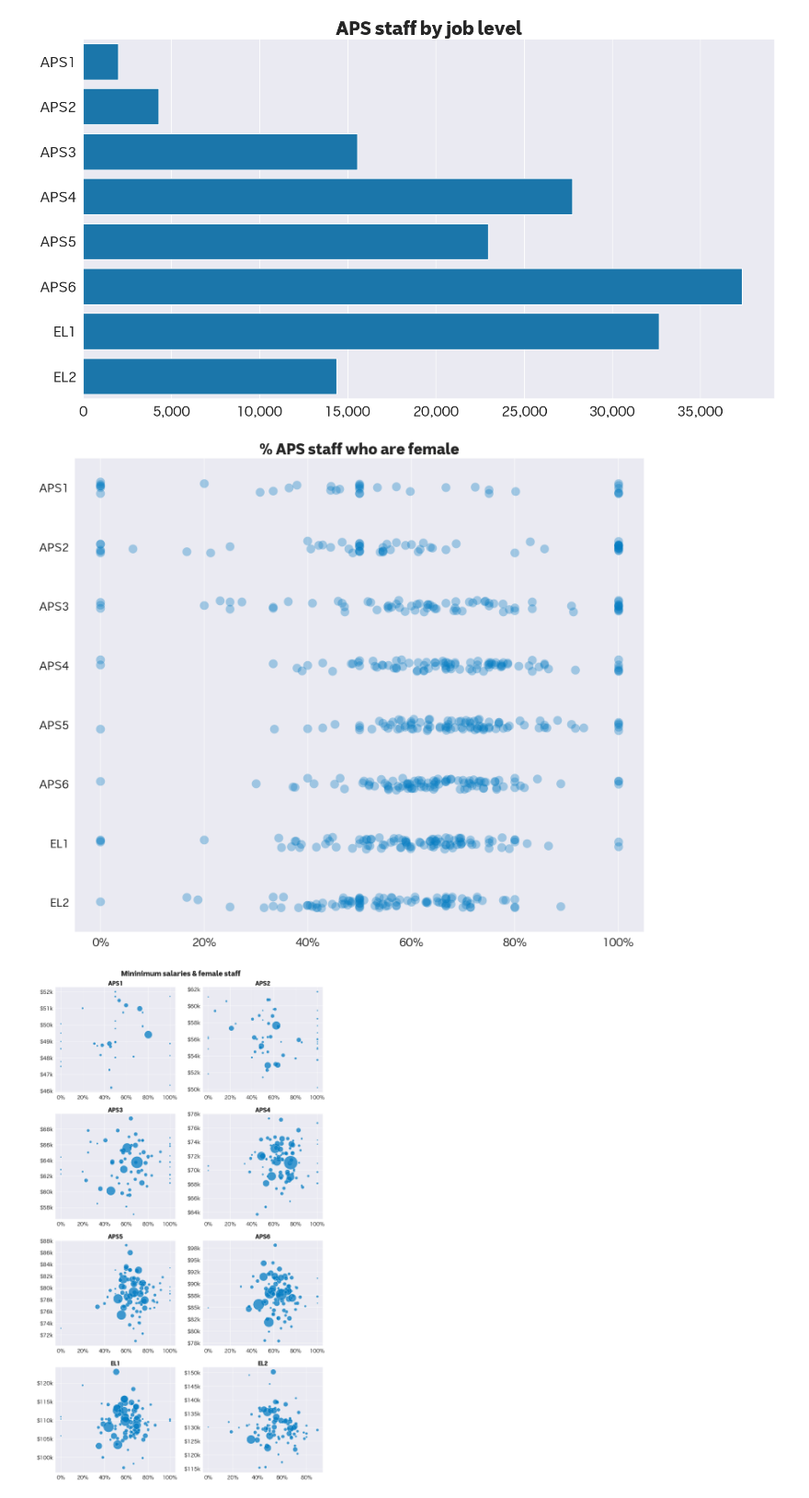
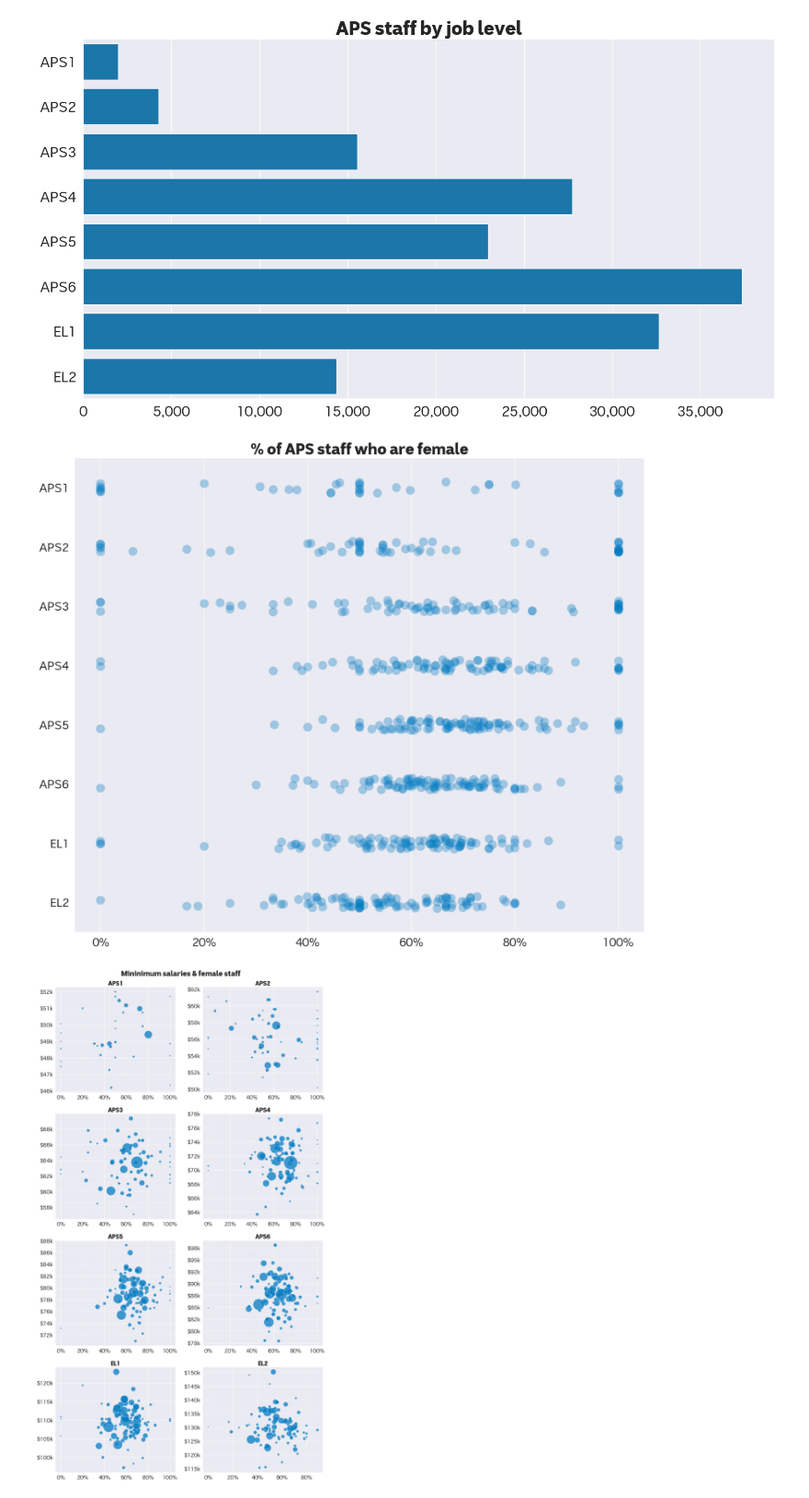
Before and after one commit to MarkusMannheim/aps-pay, a Jupyter notebook: data/analyse_data.ipynb, the cells around one changed output. Shown at 92% size. Drawn from its saved outputs; the diff is of its cells as text; code cells hidden in the pictures.

```diff
--- a/data/analyse_data.ipynb
+++ b/data/analyse_data.ipynb
@@ -113,26 +113,26 @@ plt.savefig("./staff_levels.png")
 # %%
 # Percentage of staff who are female
 
 fig = plt.figure(
     figsize=(16, 13.5),
     tight_layout=True
 )
 
 ax = sns.stripplot(
     data=data,
     x="% female",
     y="job level",
     alpha=.33,
     s=16
 )
 
-plt.title("% APS staff who are female", fontweight="black", fontsize="large")
+plt.title("% of APS staff who are female", fontweight="black", fontsize="large")
 plt.xlabel(None)
 plt.ylabel(None)
 ax.xaxis.set_major_formatter(lambda x, p: f"{x:,.0%}")
 plt.savefig("./female_staff.png")
 # %% [output]
-[figure, old version]
+[figure, new version]
 # %%
 # Scatterplots showing minimum salary by % staff who are female
 
```
Also changed, not shown: parts of 2 cells of this notebook, 2 other files.
